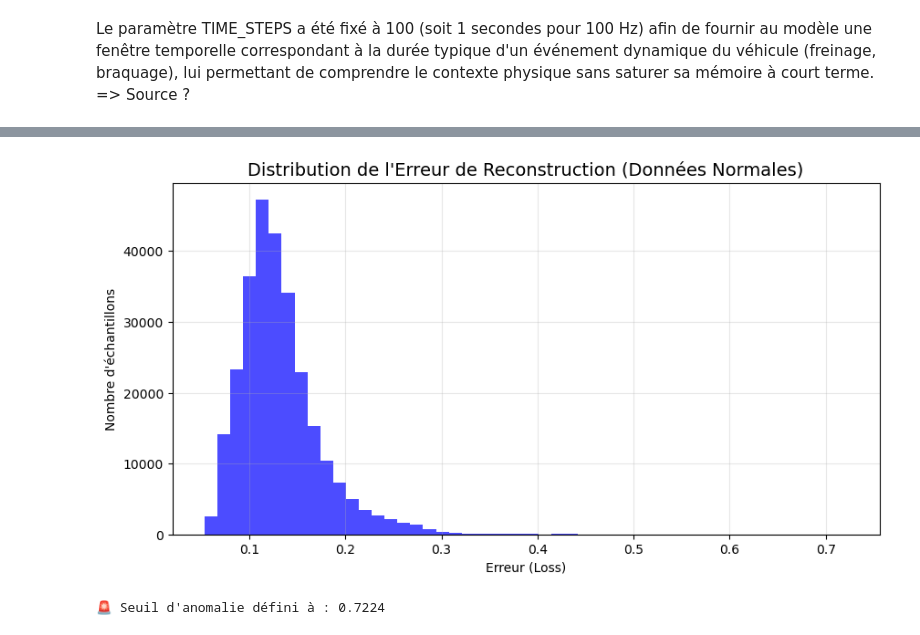
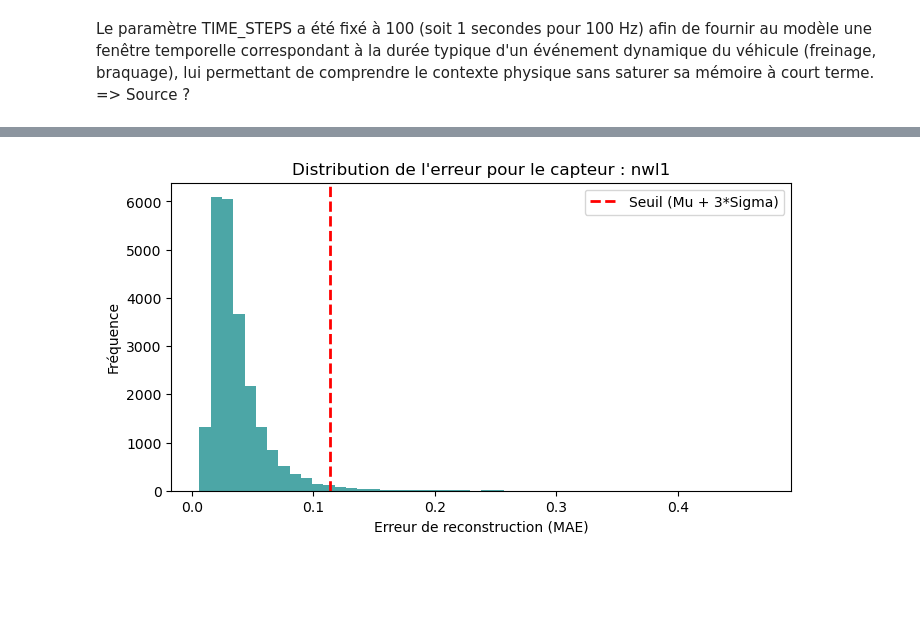
Before and after one commit to lukasfauli/Projet-recheche-INSA-anomaly-detection-librairy, a Jupyter notebook: studies_stats/work01-data_exploration/anl02p2-autoencoder_GRU_AE.ipynb, the cells around one changed output, grey strips where cells are left out. Saved outputs shown, nothing was run; the diff lists cells and outputs as text; code cells hidden in the pictures; blank space fills up the shorter version.

```diff
--- a/studies_stats/work01-data_exploration/anl02p2-autoencoder_GRU_AE.ipynb
+++ b/studies_stats/work01-data_exploration/anl02p2-autoencoder_GRU_AE.ipynb
@@ -141,11 +139,11 @@ def create_sequences_no_overlap(df_input, features_list, time_steps):
     return np.array(sequences_list)
 # %%
 # CRÉATION DES FENÊTRES PAR SESSION (Pour éviter les chevauchements)
-TIME_STEPS = 100
+TIME_STEPS = 10
 
 # On fusionne tout en un seul gros bloc 3D
-x_train = create_sequences(df_train, features, TIME_STEPS)
-x_test = create_sequences(df_test, features, TIME_STEPS)
+x_train = create_sequences_no_overlap(df_train, features, TIME_STEPS) #pour l'entrainement pas besoin de faire de chevauchement
+x_test = create_sequences(df_test, features, TIME_STEPS)# pour le test c'est nécessaire pour ne pas louper des anomalies au cas où
 
 print(f"Shape x_train : {x_train.shape}")
 print(f"Shape x_test : {x_test.shape}")
@@ -155,7 +153,7 @@ Shape x_test : (56457, 100, 15)
 # %% [markdown]
 Le paramètre TIME_STEPS a été fixé à 100 (soit 1 secondes pour 100 Hz) afin de fournir au modèle une fenêtre temporelle correspondant à la durée typique d'un événement dynamique du véhicule (freinage, braquage), lui permettant de comprendre le contexte physique sans saturer sa mémoire à court terme. => Source ?
 # %%
-model = AE.build_autoencoder(time_steps=x_train.shape[1], nb_features=x_train.shape[2])
+model = AE.build_cnn_gru_ae(time_steps=x_train.shape[1], nb_features=x_train.shape[2])
 
 # On affiche le résumé de l'architecture
 model.summary()
@@ -191,13 +191,13 @@ print("Début entrainement")
 # 2. Lancement de l'apprentissage
 history = model.fit(
     x=x_train,
-    y=x_train,            # X et Y sont les mêmes !
-    epochs=30,            # Nombre maximum de passages sur toutes tes données
+    y=x_train,
+    epochs=50,            # Nombre maximum de passages sur toutes tes données
     batch_size=256,       # On lui donne les fenêtres par paquets de 256 (soulage la RAM)
-    validation_split=0.1, # On garde 10% des données de côté pour évaluer l'IA à chaque tour
+    validation_split=0.3, # On garde 30% des données de côté pour évaluer l'IA à chaque tour d'après l'article
     callbacks=[early_stop]
 )
 
-print("Entraînement terminé !")
+print("Entraînement terminé ")
 # %% [output]
 Début entrainement
@@ -221,25 +220,41 @@ KeyboardInterrupt:
 # %%
+import numpy as np
+import matplotlib.pyplot as plt
 
-print("Calcul des prédictions sur les données saines (ça peut prendre 1 ou 2 minutes)...")
-# 1. On demande au modèle de reconstruire les données normales
+print("Calcul des seuils dynamiques selon la méthode de Wang et al. (2025)")
+
+# 1. Prédiction sur les données d'entraînement (saines)
 x_train_pred = model.predict(x_train)
 
-# 2. On calcule l'Erreur Absolue Moyenne (MAE) ou MSE entre l'original et la reconstruction
-# On fait la moyenne sur les 100 pas de temps et les 15 capteurs pour chaque fenêtre
-train_mae_loss = np.mean(np.abs(x_train_pred - x_train), axis=(1, 2))
+# 2. Erreur MAE par capteur (On fait la moyenne sur le temps, mais on garde les 15 capteurs)
+# axis=1 correspond à la dimension du temps (time_steps).
+# Le résultat aura pour dimension (Nombre_de_sequences, 15)
+erreurs_par_capteur = np.mean(np.abs(x_train_pred - x_train), axis=1)
 
-# 3. On trace l'histogramme de l'erreur pour visualiser
-plt.figure(figsize=(10, 5))
-plt.hist(train_mae_loss, bins=50, color='blue', alpha=0.7)
-plt.title("Distribution de l'Erreur de Reconstruction (Données Normales)", fontsize=14)
-plt.xlabel("Erreur (Loss)")
-plt.ylabel("Nombre d'échantillons")
-plt.grid(True, alpha=0.3)
+# 3. Calcul de la moyenne (mu) et de l'écart-type (sigma) pour CHAQUE capteur
+mu = np.mean(erreurs_par_capteur, axis=0)
+sigma = np.std(erreurs_par_capteur, axis=0)
+
+# 4. Définition du paramètre Beta (ajustable selon l'article)
+# Un beta de 3 équivaut à la règle statistique des 99.7% de confiance
+BETA = 3
+
+# 5. Calcul des seuils dynamiques pour les 15 capteurs
+seuils_dynamiques = mu + BETA * sigma
+
+# --- AFFICHAGE POUR TON RAPPORT ---
+print(f"\nSeuils calculés pour chaque capteur (Beta = {BETA}) :")
+for i, col in enumerate(features[:15]): # Assure-toi que "features" contient bien le nom de tes colonnes
+    print(f" - {col} : Seuil = {seuils_dynamiques[i]:.4f} (Mu: {mu[i]:.4f}, Sigma: {sigma[i]:.4f})")
+
+# Visualisation optionnelle : On affiche la distribution du premier capteur pour vérifier
+capteur_idx = 0
+plt.figure(figsize=(8, 4))
+plt.hist(erreurs_par_capteur[:, capteur_idx], bins=50, color='teal', alpha=0.7)
+plt.axvline(seuils_dynamiques[capteur_idx], color='red', linestyle='dashed', linewidth=2, label=f'Seuil (Mu + {BETA}*Sigma)')
+plt.title(f"Distribution de l'erreur pour le capteur : {features[capteur_idx]}")
+plt.xlabel("Erreur de reconstruction (MAE)")
+plt.ylabel("Fréquence")
+plt.legend()
 plt.show()
-
-# 4. Définition du seuil (Threshold)
-# Règle classique : Le seuil est le maximum de l'erreur sur les données normales,
-# ou la moyenne + 3 fois l'écart-type (pour être plus robuste).
-seuil = np.max(train_mae_loss)
-print(f" Seuil d'anomalie défini à : {seuil:.4f}")
 # %% [output]
@@ -248,2 +280 @@ print(f" Seuil d'anomalie défini à : {seuil:.4f}")
-[figure, old version]
+[figure, new version]
-🚨 Seuil d'anomalie défini à : 0.7224
```
Also changed, not shown: parts of 6 cells of this notebook, 2 other files.
